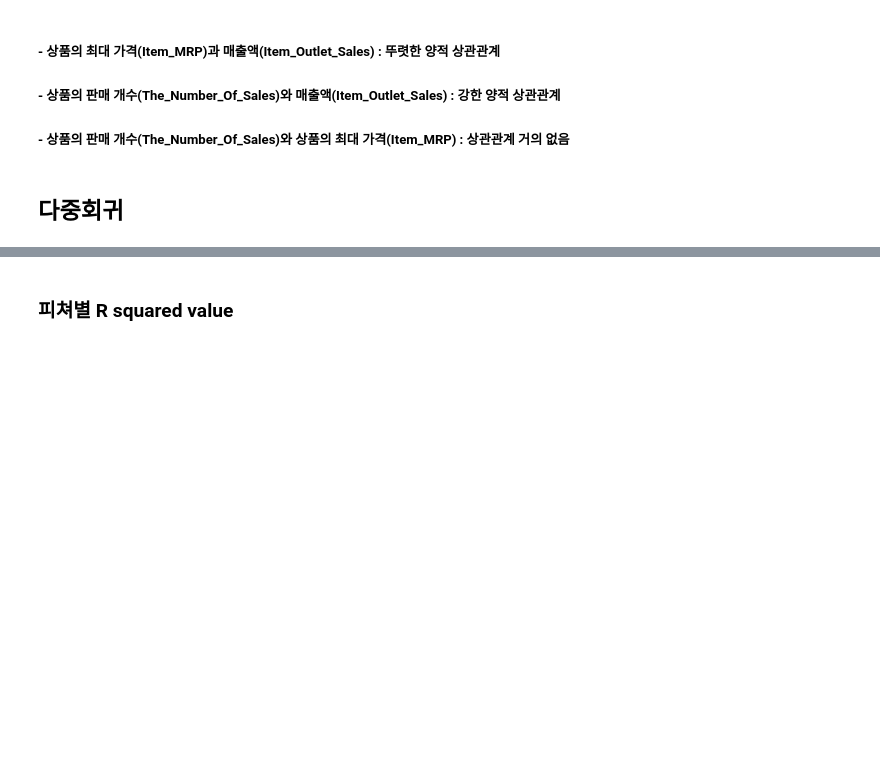
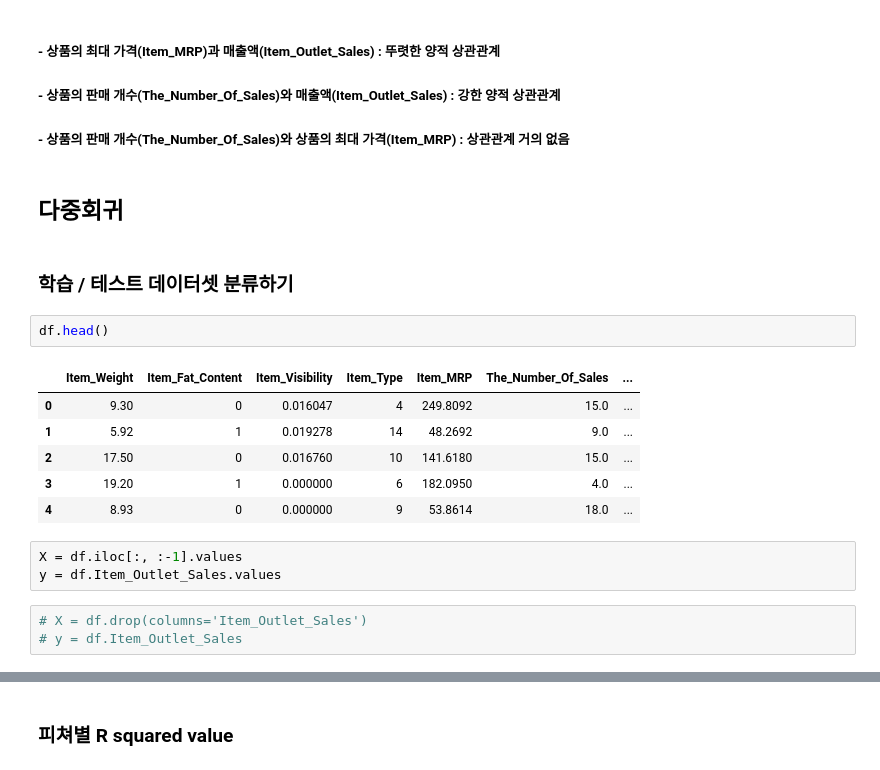
Before and after one commit to 1unasy/MachineLearning-2021-12, a Jupyter notebook: 04.회귀/07.과제_Bigmart_Sales_Prediction.ipynb, the cells around one changed output, grey strips where cells are left out. Drawn from its saved outputs; the diff is of its cells as text; blank space fills up the shorter version.

```diff
--- a/04.회귀/07.과제_Bigmart_Sales_Prediction.ipynb
+++ b/04.회귀/07.과제_Bigmart_Sales_Prediction.ipynb
@@ -474,3 +474,20 @@ plt.show()
 ##### - 상품의 판매 개수(The_Number_Of_Sales)와 상품의 최대 가격(Item_MRP) : 상관관계 거의 없음
 # %% [markdown]
 ## 다중회귀
+# %% [markdown]
+### 학습 / 테스트 데이터셋 분류하기
+# %%
+df.head()
+# %% [output]
+|  | Item_Weight | Item_Fat_Content | Item_Visibility | Item_Type | Item_MRP | The_Number_Of_Sales | ... |
+| 0 | 9.30 | 0 | 0.016047 | 4 | 249.8092 | 15.0 | ... |
+| 1 | 5.92 | 1 | 0.019278 | 14 | 48.2692 | 9.0 | ... |
+| 2 | 17.50 | 0 | 0.016760 | 10 | 141.6180 | 15.0 | ... |
+| 3 | 19.20 | 1 | 0.000000 | 6 | 182.0950 | 4.0 | ... |
+| 4 | 8.93 | 0 | 0.000000 | 9 | 53.8614 | 18.0 | ... |
+# %%
+X = df.iloc[:, :-1].values
+y = df.Item_Outlet_Sales.values
+# %%
+# X = df.drop(columns='Item_Outlet_Sales')
+# y = df.Item_Outlet_Sales
```
Also changed, not shown: parts of 10 cells of this notebook.
